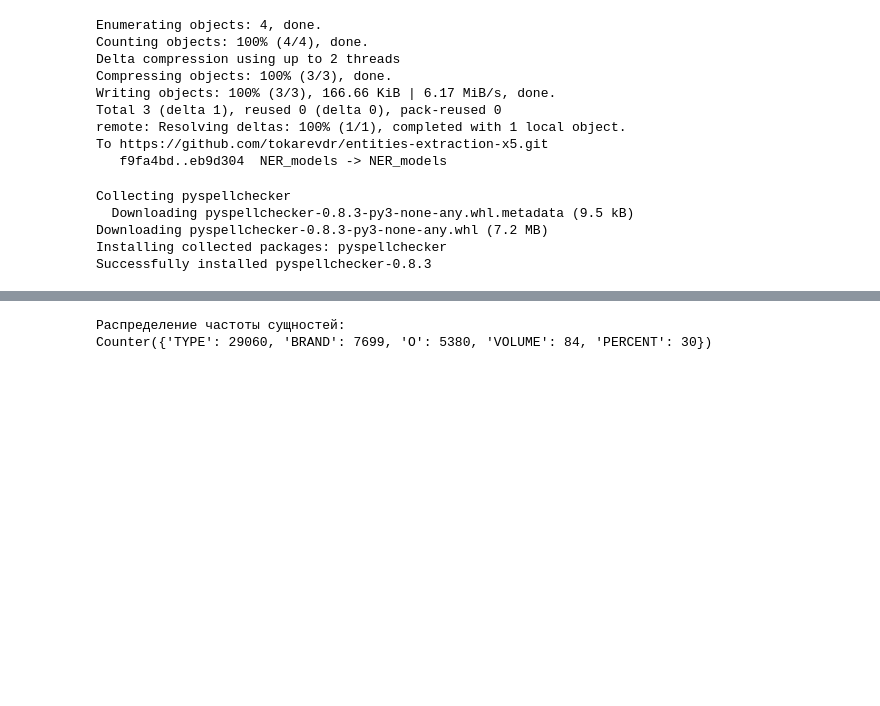
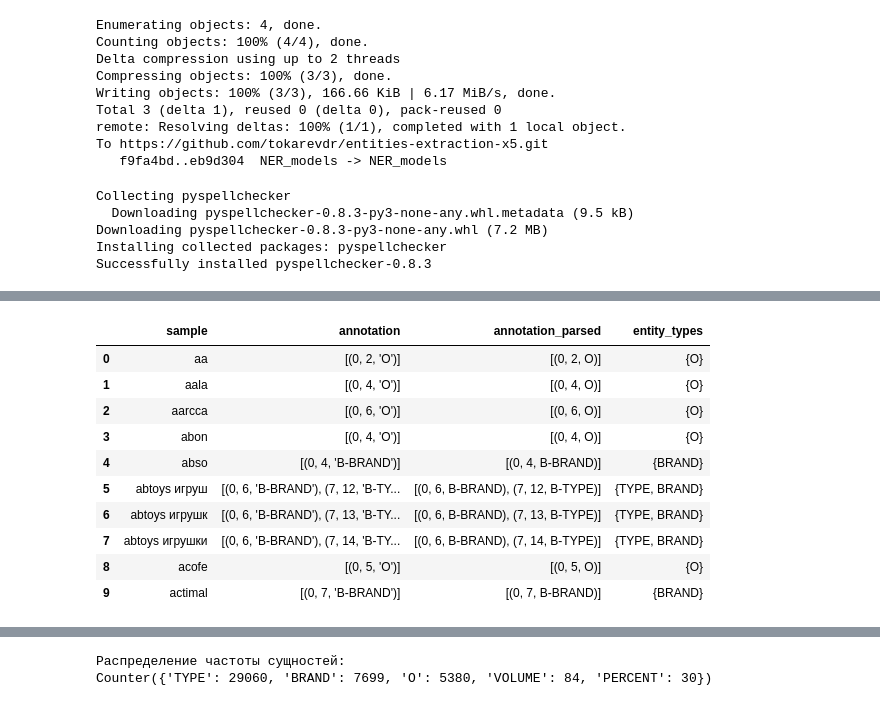
Before and after one commit to tokarevdr/ner-x5-hackathon, a Jupyter notebook: Data_explorer.ipynb, the cells around one changed output, grey strips where cells are left out. Saved outputs shown, nothing was run; the diff lists cells and outputs as text; code cells hidden in the pictures; blank space fills up the shorter version.

```diff
--- a/Data_explorer.ipynb
+++ b/Data_explorer.ipynb
@@ -109,6 +120,20 @@ def get_entity_types(annotation):
     return types
 # %%
 df['entity_types'] = df['annotation_parsed'].apply(get_entity_types)
+# %%
+df.head(10)
+# %% [output]
+|  | sample | annotation | annotation_parsed | entity_types |
+| 0 | aa | [(0, 2, 'O')] | [(0, 2, O)] | {O} |
+| 1 | aala | [(0, 4, 'O')] | [(0, 4, O)] | {O} |
+| 2 | aarcca | [(0, 6, 'O')] | [(0, 6, O)] | {O} |
+| 3 | abon | [(0, 4, 'O')] | [(0, 4, O)] | {O} |
+| 4 | abso | [(0, 4, 'B-BRAND')] | [(0, 4, B-BRAND)] | {BRAND} |
+| 5 | abtoys игруш | [(0, 6, 'B-BRAND'), (7, 12, 'B-TY... | [(0, 6, B-BRAND), (7, 12, B-TYPE)] | {TYPE, BRAND} |
+| 6 | abtoys игрушк | [(0, 6, 'B-BRAND'), (7, 13, 'B-TY... | [(0, 6, B-BRAND), (7, 13, B-TYPE)] | {TYPE, BRAND} |
+| 7 | abtoys игрушки | [(0, 6, 'B-BRAND'), (7, 14, 'B-TY... | [(0, 6, B-BRAND), (7, 14, B-TYPE)] | {TYPE, BRAND} |
+| 8 | acofe | [(0, 5, 'O')] | [(0, 5, O)] | {O} |
+| 9 | actimal | [(0, 7, 'B-BRAND')] | [(0, 7, B-BRAND)] | {BRAND} |
 # %%
 # Шаг 2: Гистограмма распределения длин строк
 lengths = df['sample'].apply(len)
```
Also changed, not shown: parts of 11 cells of this notebook.
